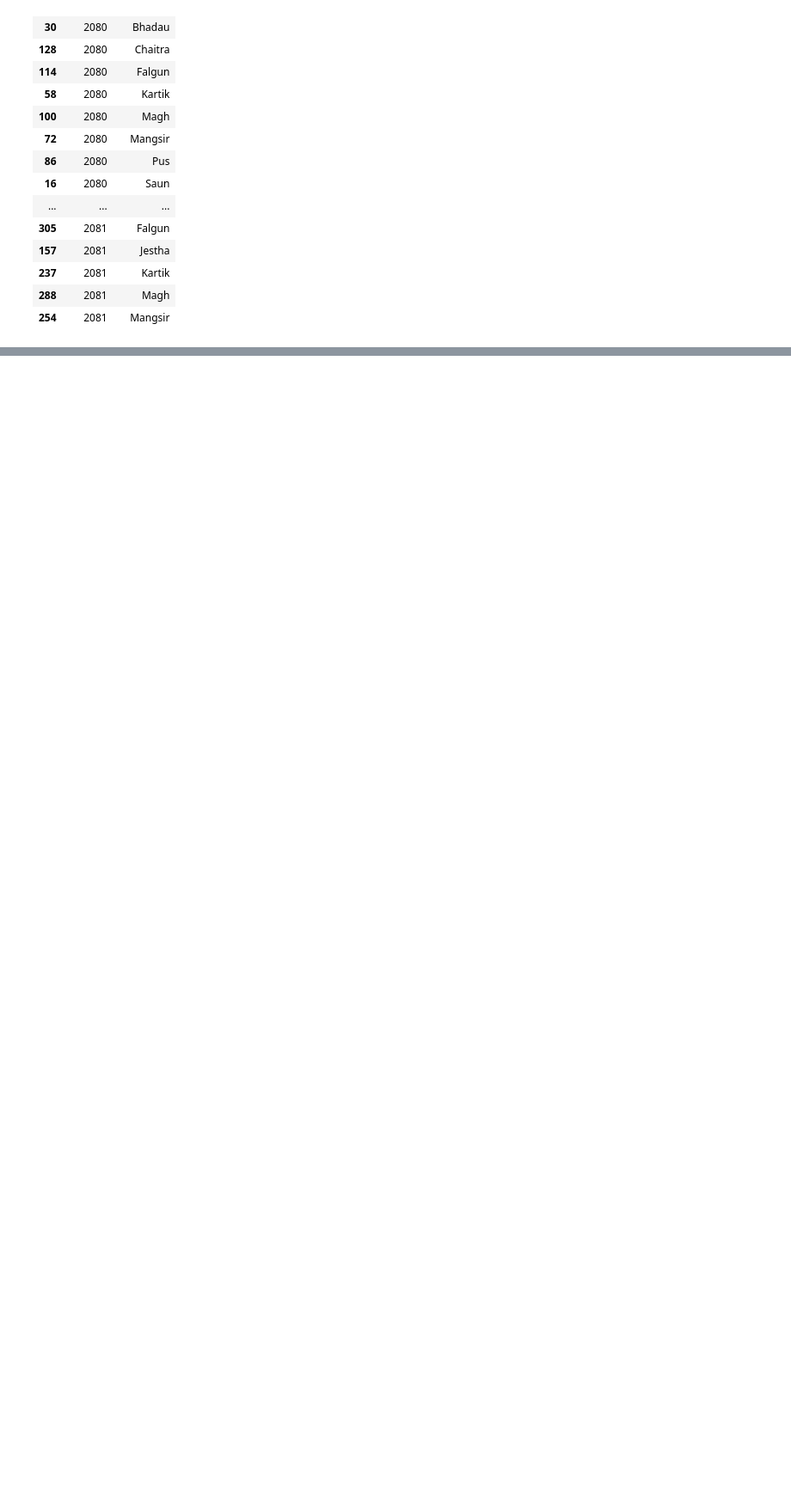
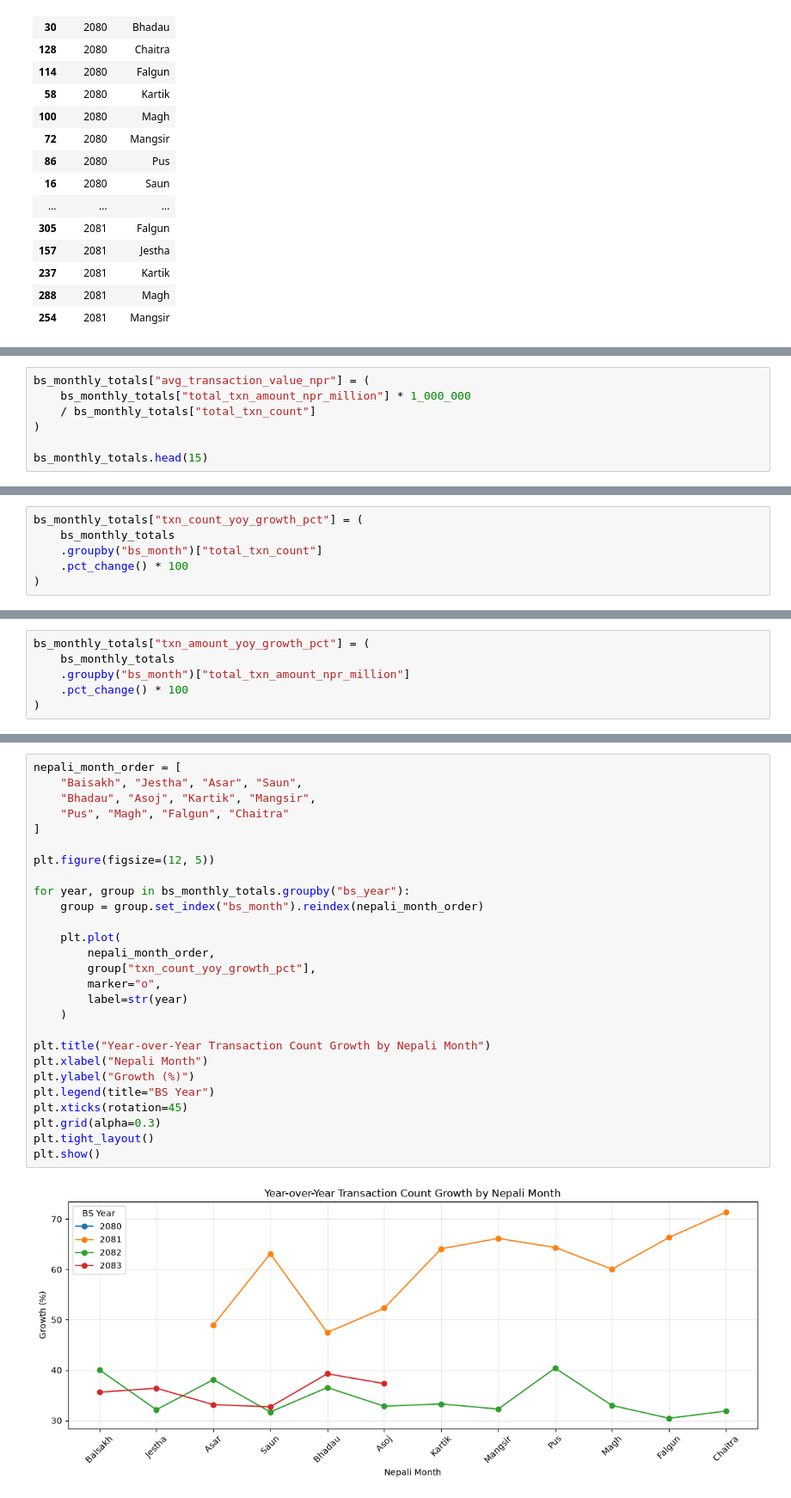
Before and after one commit to Srijan0113/Nepal_Online_Payment_System, a Jupyter notebook: Python/02_transaction_trend_analysis.ipynb, the cells around one changed output, grey strips where cells are left out. Shown at 86% size. Drawn from its saved outputs; the diff is of its cells as text; blank space fills up the shorter version.

```diff
--- a/Python/02_transaction_trend_analysis.ipynb
+++ b/Python/02_transaction_trend_analysis.ipynb
@@ -214,0 +283,7 @@ df[["bs_year", "bs_month"]].drop_duplicates().sort_values(
+# %%
+bs_monthly_totals["avg_transaction_value_npr"] = (
+    bs_monthly_totals["total_txn_amount_npr_million"] * 1_000_000
+    / bs_monthly_totals["total_txn_count"]
+)
+
+bs_monthly_totals.head(15)
@@ -214,0 +309,6 @@ df[["bs_year", "bs_month"]].drop_duplicates().sort_values(
+# %%
+bs_monthly_totals["txn_count_yoy_growth_pct"] = (
+    bs_monthly_totals
+    .groupby("bs_month")["total_txn_count"]
+    .pct_change() * 100
+)
@@ -214,0 +317,6 @@ df[["bs_year", "bs_month"]].drop_duplicates().sort_values(
+# %%
+bs_monthly_totals["txn_amount_yoy_growth_pct"] = (
+    bs_monthly_totals
+    .groupby("bs_month")["total_txn_amount_npr_million"]
+    .pct_change() * 100
+)
@@ -214,0 +350,29 @@ df[["bs_year", "bs_month"]].drop_duplicates().sort_values(
+# %%
+nepali_month_order = [
+    "Baisakh", "Jestha", "Asar", "Saun",
+    "Bhadau", "Asoj", "Kartik", "Mangsir",
+    "Pus", "Magh", "Falgun", "Chaitra"
+]
+
+plt.figure(figsize=(12, 5))
+
+for year, group in bs_monthly_totals.groupby("bs_year"):
+    group = group.set_index("bs_month").reindex(nepali_month_order)
+
+    plt.plot(
+        nepali_month_order,
+        group["txn_count_yoy_growth_pct"],
+        marker="o",
+        label=str(year)
+    )
+
+plt.title("Year-over-Year Transaction Count Growth by Nepali Month")
+plt.xlabel("Nepali Month")
+plt.ylabel("Growth (%)")
+plt.legend(title="BS Year")
+plt.xticks(rotation=45)
+plt.grid(alpha=0.3)
+plt.tight_layout()
+plt.show()
+# %% [output]
+[figure, added]
```
Also changed, not shown: parts of 11 cells of this notebook.
